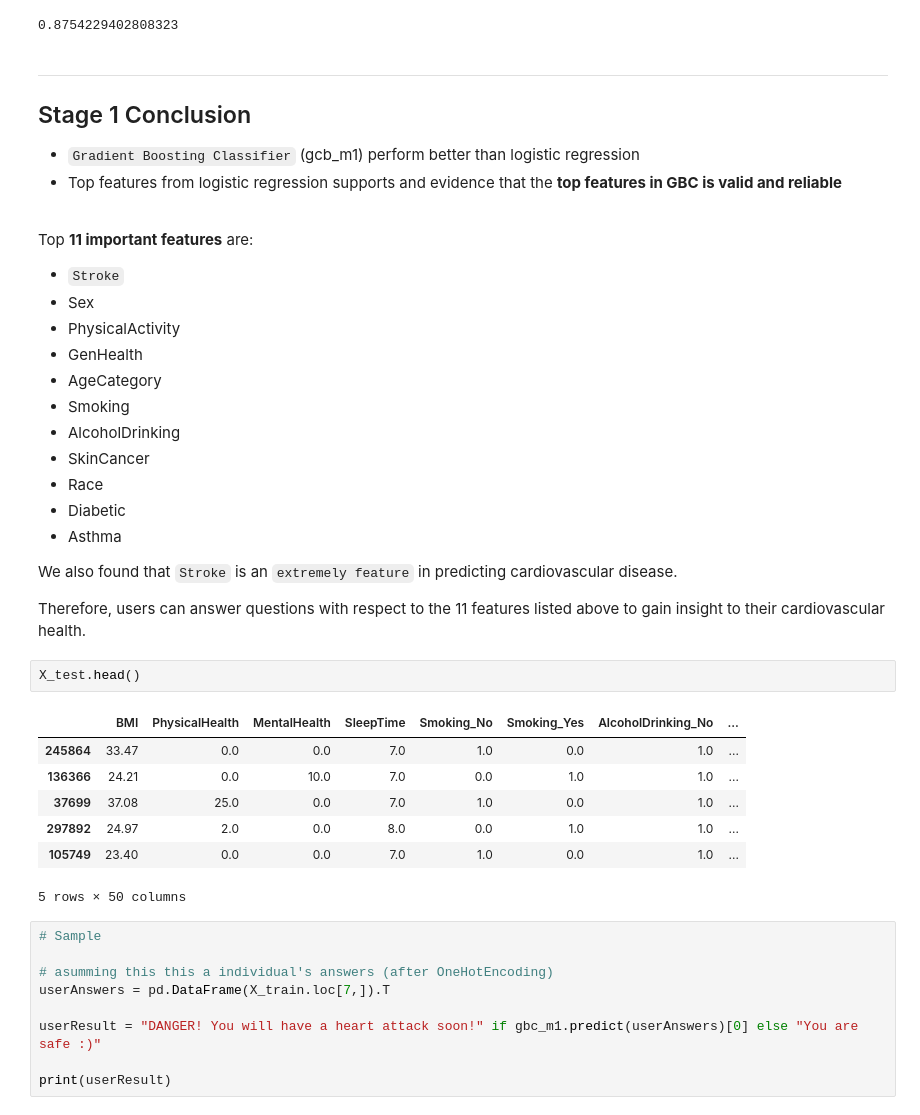
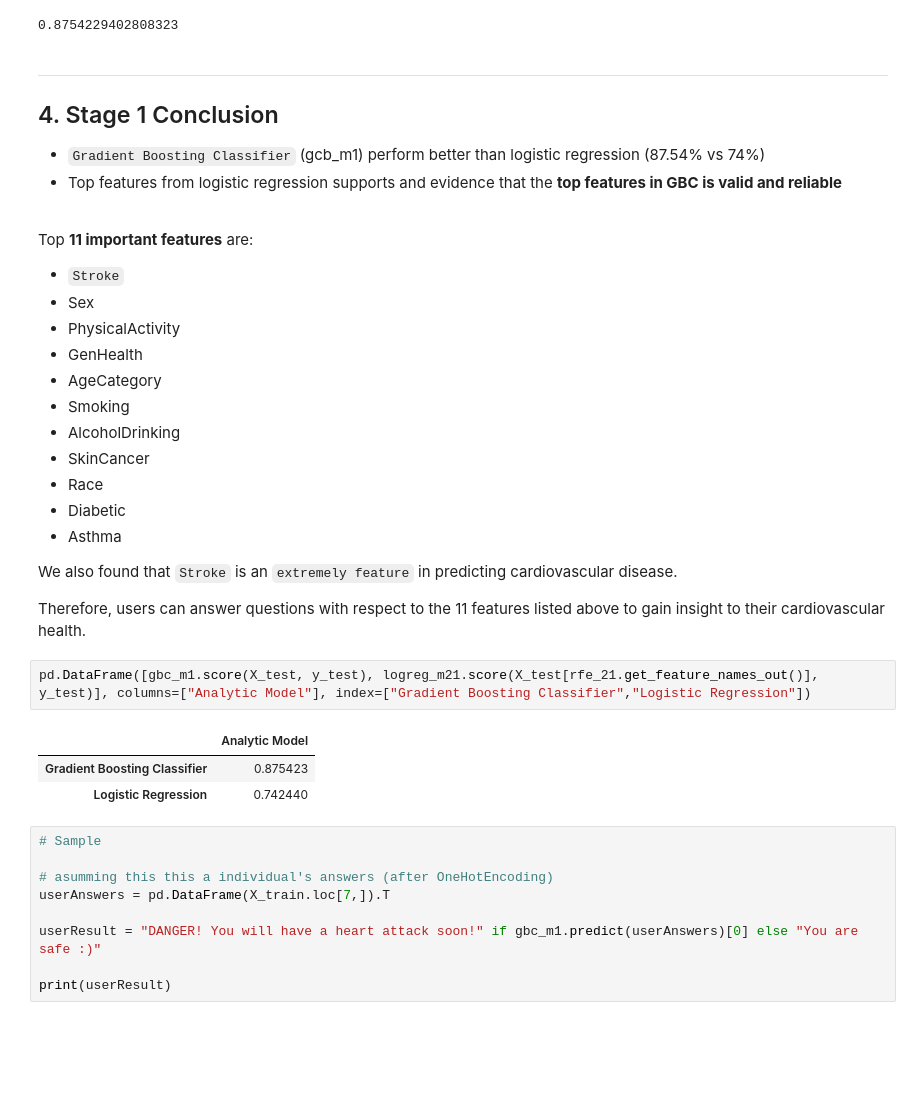
Before and after one commit to xJQx/bc2406-project, a Jupyter notebook: stage1-modelling.ipynb, the cells around one changed output. Saved outputs shown, nothing was run; the diff lists cells and outputs as text; blank space fills up the shorter version.

Commit message:
fixed markdown errors; added seaborn confusion matrix for logreg; added accuracy comparison table

```diff
--- a/stage1-modelling.ipynb
+++ b/stage1-modelling.ipynb
@@ -1097,9 +1134,9 @@ print(result)
 # %% [markdown]
 <hr>
 
-## Stage 1 Conclusion
+## 4. Stage 1 Conclusion
 
-- `Gradient Boosting Classifier` (gcb_m1) perform better than logistic regression
+- `Gradient Boosting Classifier` (gcb_m1) perform better than logistic regression (87.54% vs 74%)
 - Top features from logistic regression supports and evidence that the **top features in GBC is valid and reliable**
 
 <br>
@@ -1120,16 +1157,12 @@ Top **11 important features** are:
 We also found that `Stroke` is an `extremely feature` in predicting cardiovascular disease.
 
 Therefore, users can answer questions with respect to the 11 features listed above to gain insight to their cardiovascular health.
-# %%
-X_test.head()
-# %% [output]
-|  | BMI | PhysicalHealth | MentalHealth | SleepTime | Smoking_No | Smoking_Yes | AlcoholDrinking_No | ... |
-| 245864 | 33.47 | 0.0 | 0.0 | 7.0 | 1.0 | 0.0 | 1.0 | ... |
-| 136366 | 24.21 | 0.0 | 10.0 | 7.0 | 0.0 | 1.0 | 1.0 | ... |
-| 37699 | 37.08 | 25.0 | 0.0 | 7.0 | 1.0 | 0.0 | 1.0 | ... |
-| 297892 | 24.97 | 2.0 | 0.0 | 8.0 | 0.0 | 1.0 | 1.0 | ... |
-| 105749 | 23.40 | 0.0 | 0.0 | 7.0 | 1.0 | 0.0 | 1.0 | ... |
-5 rows × 50 columns
+# %%
+pd.DataFrame([gbc_m1.score(X_test, y_test), logreg_m21.score(X_test[rfe_21.get_feature_names_out()], y_test)], columns=["Analytic Model"], index=["Gradient Boosting Classifier","Logistic Regression"])
+# %% [output]
+|  | Analytic Model |
+| Gradient Boosting Classifier | 0.875423 |
+| Logistic Regression | 0.742440 |
 # %%
 # Sample
 
```
Also changed, not shown: parts of 9 cells of this notebook.
